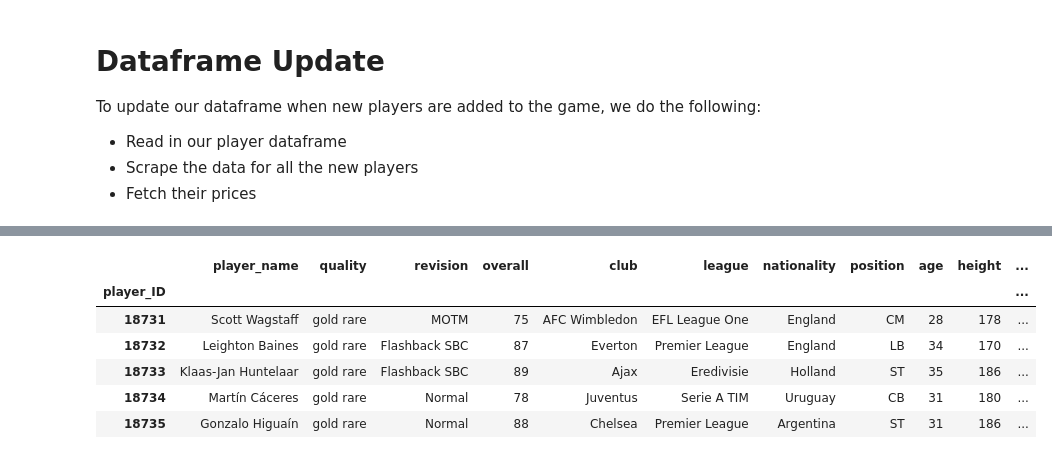
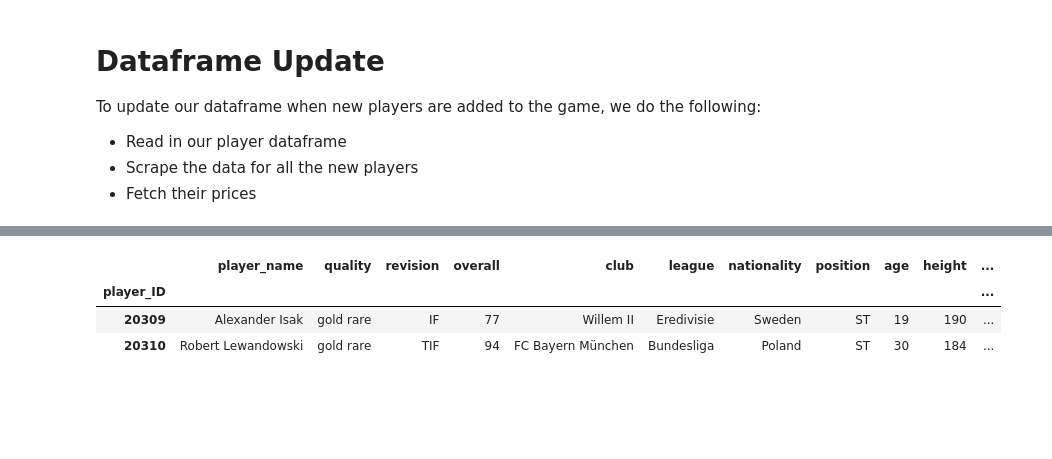
Before and after one commit to cvaf/fut, a Jupyter notebook: database_build.ipynb, the cells around one changed output, grey strips where cells are left out. Saved outputs shown, nothing was run; the diff lists cells and outputs as text; code cells hidden in the pictures; blank space fills up the shorter version.

Commit message:
Update the data and polish app

```diff
--- a/database_build.ipynb
+++ b/database_build.ipynb
@@ -99,6 +98,6 @@ To update our dataframe when new players are added to the game, we do the follow
 - Scrape the data for all the new players
 - Fetch their prices
 # %%
-df_p = pd.read_csv('player_database.csv', index_col='player_ID', parse_dates=['added_date'])
+df_p = pd.read_csv('data/player_database.csv', index_col='player_ID', parse_dates=['added_date'])
 # df_p.drop('player_ID.1', inplace=True, axis=1)
-df_p = df_fetch_newplayers(18735, df_p)
+df_p = df_fetch_newplayers(20310, df_p)
@@ -123,13 +104,10 @@ No player found at ID: 18725.
 # %%
-df_p.tail()
+df_p.tail(2)
 # %% [output]
 |  | player_name | quality | revision | overall | club | league | nationality | position | age | height | ... |
 | player_ID |  |  |  |  |  |  |  |  |  |  | ... |
-| 18731 | Scott Wagstaff | gold rare | MOTM | 75 | AFC Wimbledon | EFL League One | England | CM | 28 | 178 | ... |
-| 18732 | Leighton Baines | gold rare | Flashback SBC | 87 | Everton | Premier League | England | LB | 34 | 170 | ... |
-| 18733 | Klaas-Jan Huntelaar | gold rare | Flashback SBC | 89 | Ajax | Eredivisie | Holland | ST | 35 | 186 | ... |
-| 18734 | Martín Cáceres | gold rare | Normal | 78 | Juventus | Serie A TIM | Uruguay | CB | 31 | 180 | ... |
-| 18735 | Gonzalo Higuaín | gold rare | Normal | 88 | Chelsea | Premier League | Argentina | ST | 31 | 186 | ... |
+| 20309 | Alexander Isak | gold rare | IF | 77 | Willem II | Eredivisie | Sweden | ST | 19 | 190 | ... |
+| 20310 | Robert Lewandowski | gold rare | TIF | 94 | FC Bayern München | Bundesliga | Poland | ST | 30 | 184 | ... |
 # %%
 df_p = df_p[(df_p.quality == 'Gold - Rare') | (df_p.quality == 'Gold') | (df_p.quality == 'gold rare')]
 df_p['revision'] = df_p.revision.fillna('Normal')
```
Also changed, not shown: parts of 6 cells of this notebook, 3 other files.
